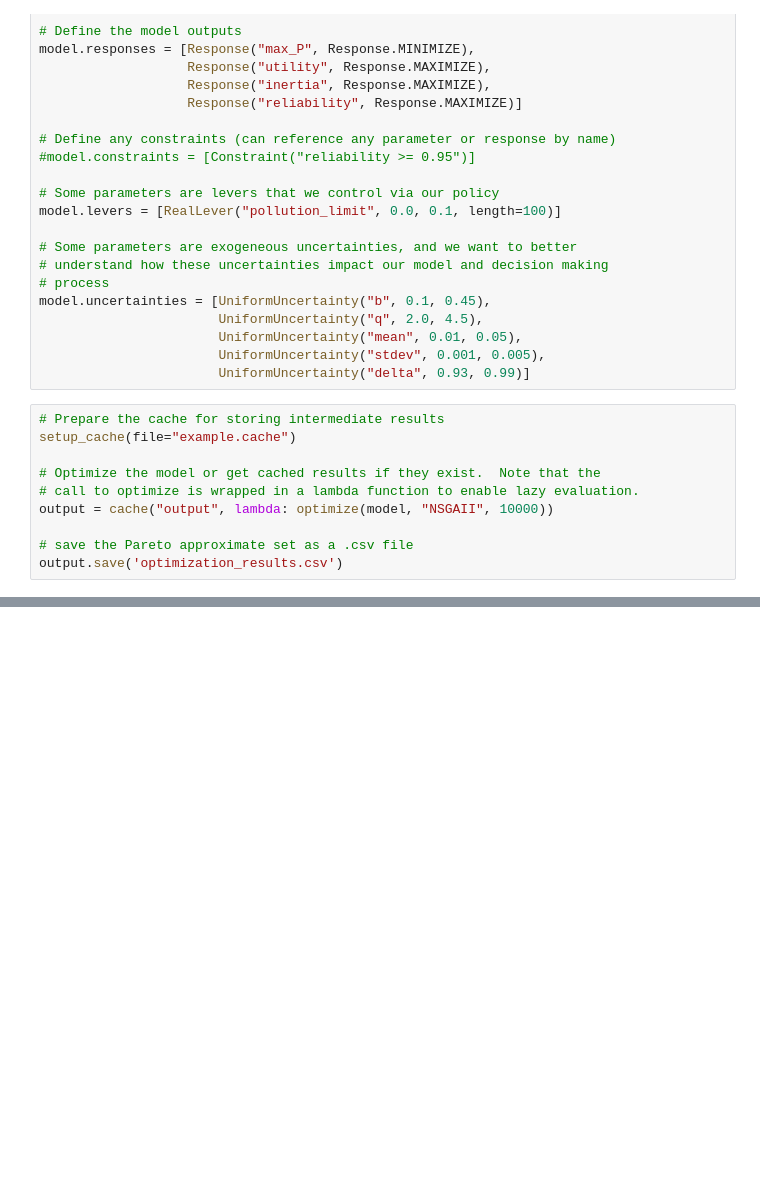
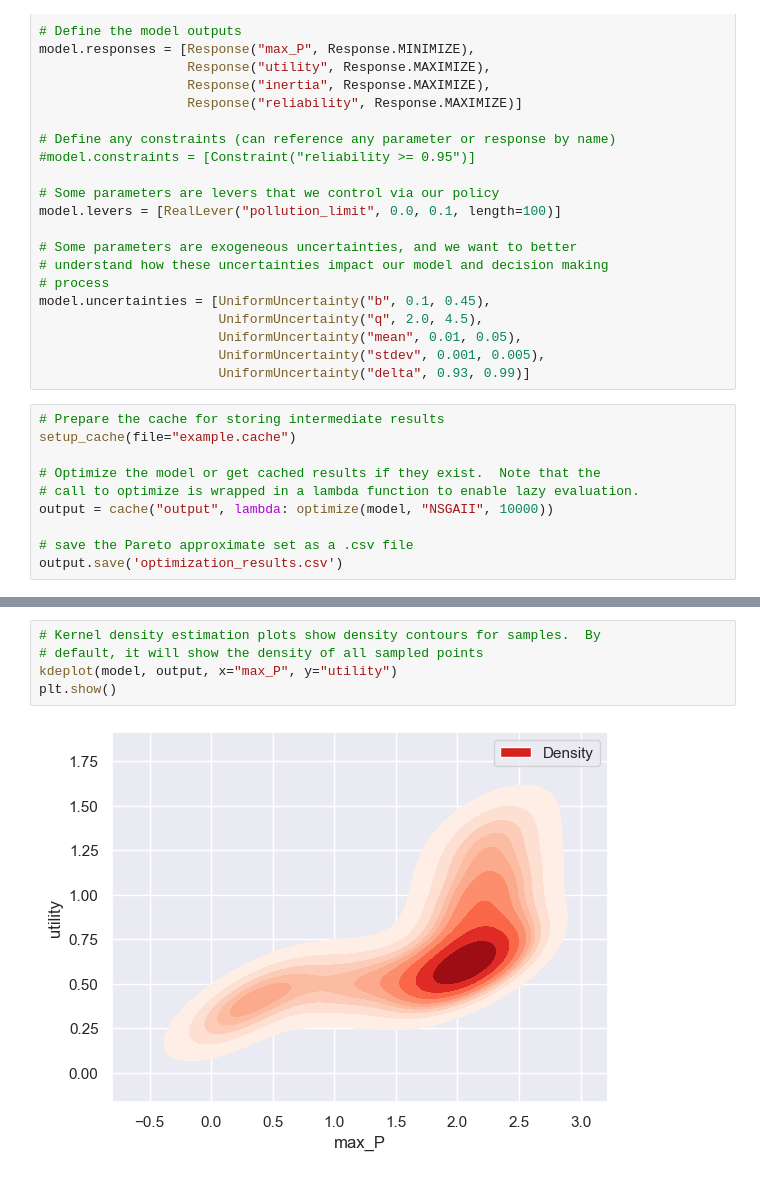
Before and after one commit to KnownElephant/RDM-SDM, a Jupyter notebook: lake_problem.ipynb, the cells around one changed output, grey strips where cells are left out. Drawn from its saved outputs; the diff is of its cells as text; blank space fills up the shorter version.

```diff
--- a/lake_problem.ipynb
+++ b/lake_problem.ipynb
@@ -85,0 +108,7 @@ output.save('optimization_results.csv')
+# %%
+# Kernel density estimation plots show density contours for samples.  By
+# default, it will show the density of all sampled points
+kdeplot(model, output, x="max_P", y="utility")
+plt.show()
+# %% [output]
+[figure, added]
```
Also changed, not shown: parts of 15 cells of this notebook, 1 other file.
